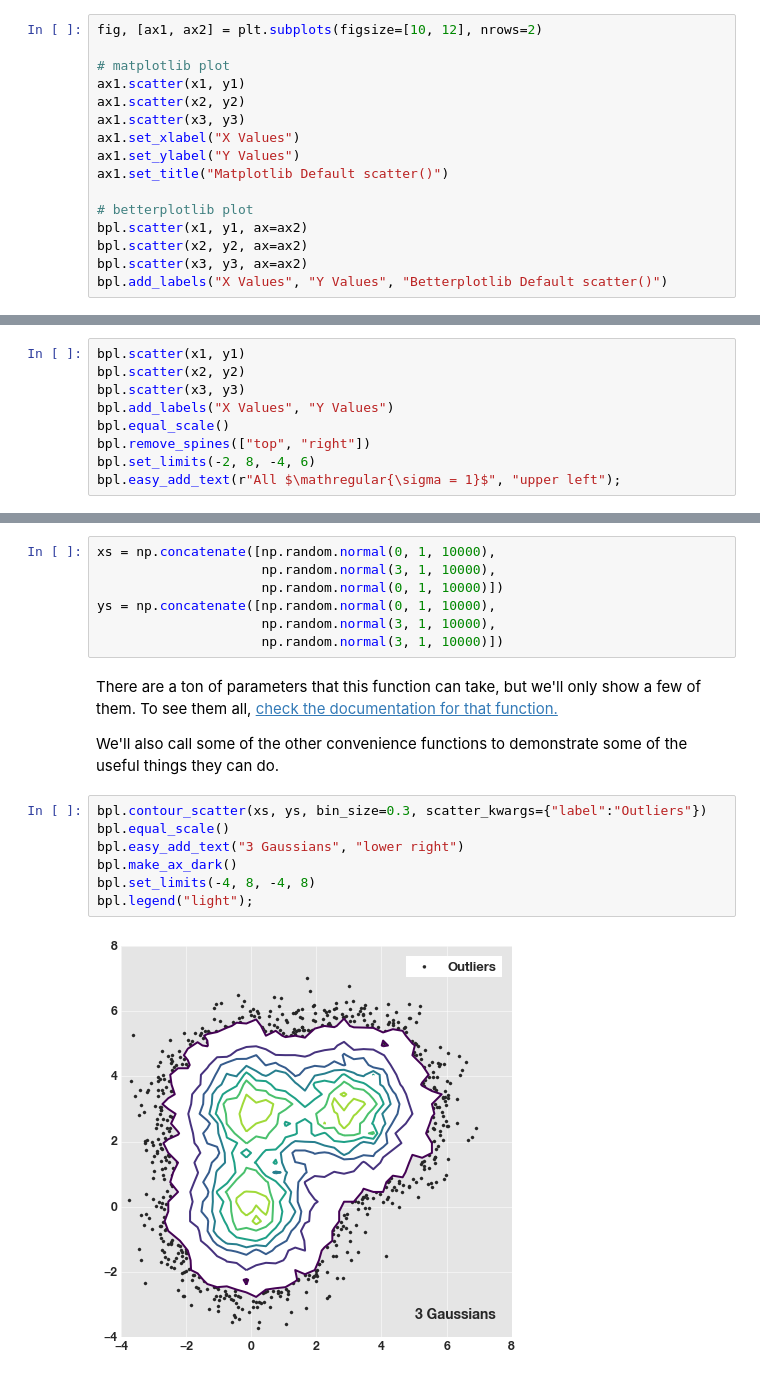
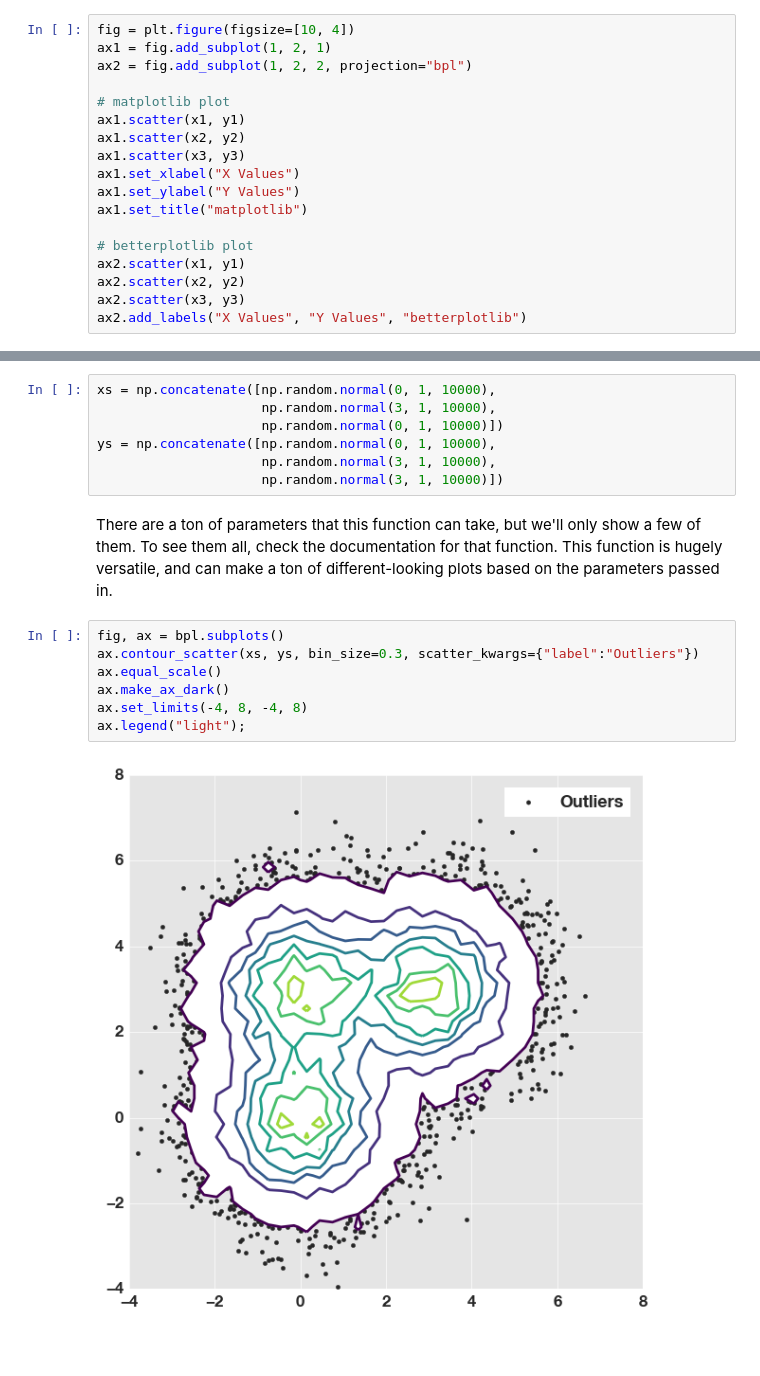
Before and after one commit to gillenbrown/betterplotlib, a Jupyter notebook: docs/examples.ipynb, the cells around one changed output, grey strips where cells are left out. Saved outputs shown, nothing was run; the diff lists cells and outputs as text; blank space fills up the shorter version.

```diff
--- a/docs/examples.ipynb
+++ b/docs/examples.ipynb
@@ -63,7 +75,9 @@ y2 = np.random.normal(2, 1, 1000)
 x3 = np.random.normal(2, 1, 1000)
 y3 = np.random.normal(2, 1, 1000)
 # %%
-fig, [ax1, ax2] = plt.subplots(figsize=[10, 12], nrows=2)
+fig = plt.figure(figsize=[10, 4])
+ax1 = fig.add_subplot(1, 2, 1)
+ax2 = fig.add_subplot(1, 2, 2, projection="bpl")
 
 # matplotlib plot
 ax1.scatter(x1, y1)
@@ -71,11 +85,11 @@ ax1.scatter(x2, y2)
 ax1.scatter(x3, y3)
 ax1.set_xlabel("X Values")
 ax1.set_ylabel("Y Values")
-ax1.set_title("Matplotlib Default scatter()")
+ax1.set_title("matplotlib")
 
 # betterplotlib plot
-bpl.scatter(x1, y1, ax=ax2)
-bpl.scatter(x2, y2, ax=ax2)
-bpl.scatter(x3, y3, ax=ax2)
-bpl.add_labels("X Values", "Y Values", "Betterplotlib Default scatter()")
+ax2.scatter(x1, y1)
+ax2.scatter(x2, y2)
+ax2.scatter(x3, y3)
+ax2.add_labels("X Values", "Y Values", "betterplotlib")
 # %% [output]
@@ -87,9 +98,0 @@ There are also some of betterplotlib's other functions that are useful here.
-# %%
-bpl.scatter(x1, y1)
-bpl.scatter(x2, y2)
-bpl.scatter(x3, y3)
-bpl.add_labels("X Values", "Y Values")
-bpl.equal_scale()
-bpl.remove_spines(["top", "right"])
-bpl.set_limits(-2, 8, -4, 6)
-bpl.easy_add_text(r"All $\mathregular{\sigma = 1}$", "upper left");
@@ -107,15 +108,13 @@ ys = np.concatenate([np.random.normal(0, 1, 10000),
                      np.random.normal(3, 1, 10000),
                      np.random.normal(3, 1, 10000)])
 # %% [markdown]
-There are a ton of parameters that this function can take, but we'll only show a few of them. To see them all, [check the documentation for that function.](http://betterplotlib.readthedocs.io/en/master/generated/betterplotlib.contour_scatter.html)
-
-We'll also call some of the other convenience functions to demonstrate some of the useful things they can do.
+There are a ton of parameters that this function can take, but we'll only show a few of them. To see them all, check the documentation for that function. This function is hugely versatile, and can make a ton of different-looking plots based on the parameters passed in.
 # %%
-bpl.contour_scatter(xs, ys, bin_size=0.3, scatter_kwargs={"label":"Outliers"})
-bpl.equal_scale()
-bpl.easy_add_text("3 Gaussians", "lower right")
-bpl.make_ax_dark()
-bpl.set_limits(-4, 8, -4, 8)
-bpl.legend("light");
+fig, ax = bpl.subplots()
+ax.contour_scatter(xs, ys, bin_size=0.3, scatter_kwargs={"label":"Outliers"})
+ax.equal_scale()
+ax.make_ax_dark()
+ax.set_limits(-4, 8, -4, 8)
+ax.legend("light");
 # %% [output]
-[figure, old version]
+[figure, new version]
```
Also changed, not shown: parts of 21 cells of this notebook, 33 other files.
